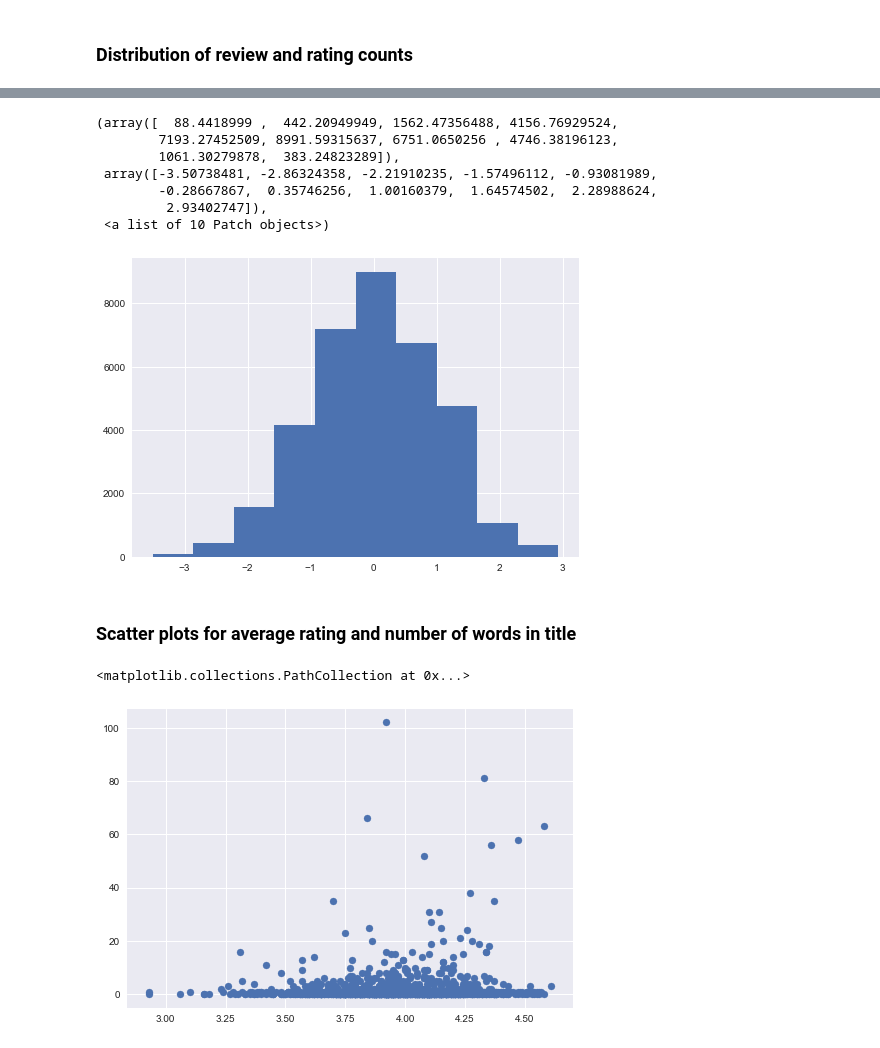
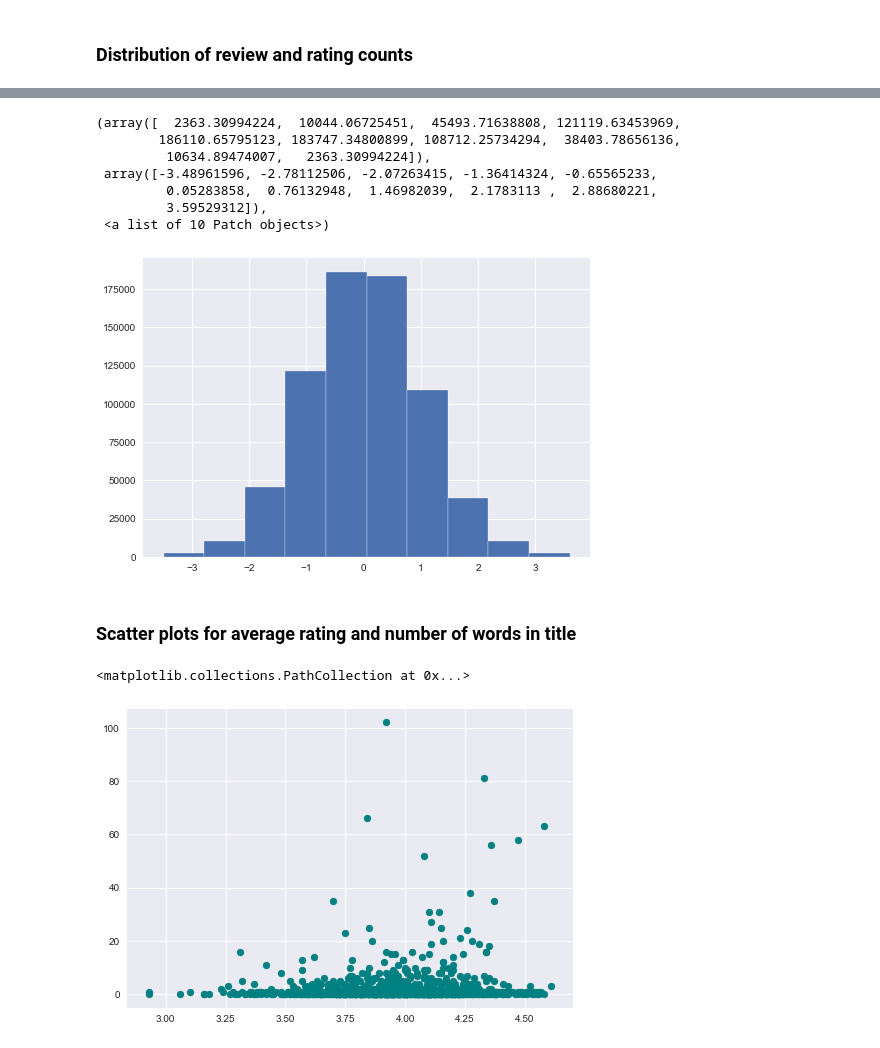
Before and after one commit to linhmai19/capstone_project, a Jupyter notebook: eda_modeling.ipynb, the cells around one changed output, grey strips where cells are left out. Saved outputs shown, nothing was run; the diff lists cells and outputs as text; code cells hidden in the pictures.

```diff
--- a/eda_modeling.ipynb
+++ b/eda_modeling.ipynb
@@ -8,6 +8,7 @@ import matplotlib.pyplot as plt
 from matplotlib.pyplot import hist
 plt.style.use('seaborn')
 import seaborn as sns
+sns.set_style('darkgrid')
 import warnings
 warnings.filterwarnings('ignore')
 
@@ -58,7 +59,5 @@ memory usage: 160.2+ KB
 # %% [markdown]
 ### Explore the relationships between variables
-# %%
-df_merge = df_merge.drop(columns=['dagger', 'price'], axis=1).copy()
 # %%
 plt.subplots(figsize=(20,15))
 sns.heatmap(df_merge.corr().sort_values('weeks_on_list', ascending=False), annot=True)
@@ -161,19 +160,19 @@ df = pd.DataFrame({'reviews_count': np.random.randn(1200),
                    'weeks_on_list': 1200 * np.random.rand()})
 hist(df.reviews_count, weights=df.weeks_on_list)
 # %% [output]
-(array([  88.4418999 ,  442.20949949, 1562.47356488, 4156.76929524,
-        7193.27452509, 8991.59315637, 6751.0650256 , 4746.38196123,
-        1061.30279878,  383.24823289]),
- array([-3.50738481, -2.86324358, -2.21910235, -1.57496112, -0.93081989,
-        -0.28667867,  0.35746256,  1.00160379,  1.64574502,  2.28988624,
-         2.93402747]),
+(array([  2363.30994224,  10044.06725451,  45493.71638808, 121119.63453969,
+        186110.65795123, 183747.34800899, 108712.25734294,  38403.78656136,
+         10634.89474007,   2363.30994224]),
+ array([-3.48961596, -2.78112506, -2.07263415, -1.36414324, -0.65565233,
+         0.05283858,  0.76132948,  1.46982039,  2.1783113 ,  2.88680221,
+         3.59529312]),
  <a list of 10 Patch objects>)
-[figure, old version]
+[figure, new version]
 # %% [markdown]
 ### Scatter plots for average rating and number of words in title
 # %%
-plt.scatter(df_merge['average_rating'], df_merge['weeks_on_list'])
+plt.scatter(df_merge['average_rating'], df_merge['weeks_on_list'], color='teal')
 # %% [output]
 <matplotlib.collections.PathCollection at 0x...>
-[figure, old version]
+[figure, new version]
 # %%
```
Also changed, not shown: parts of 38 cells of this notebook, 5 other files.
